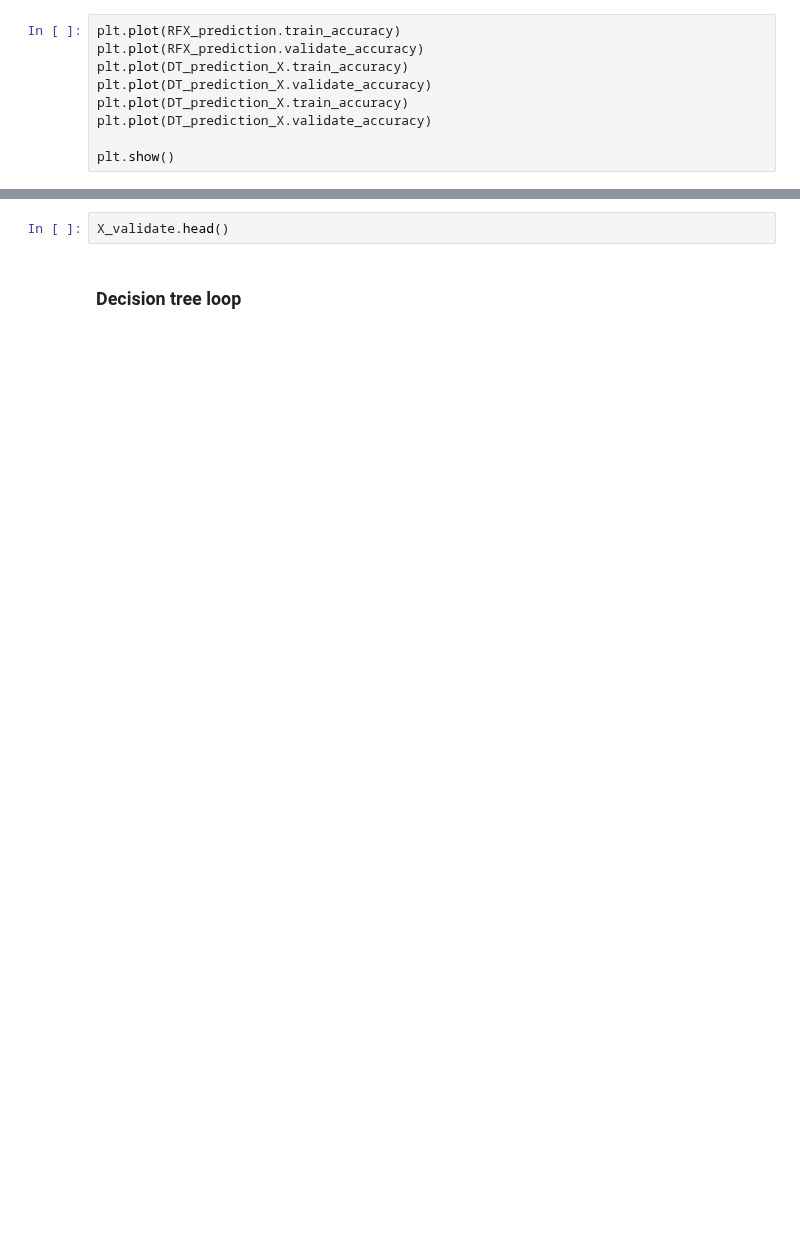
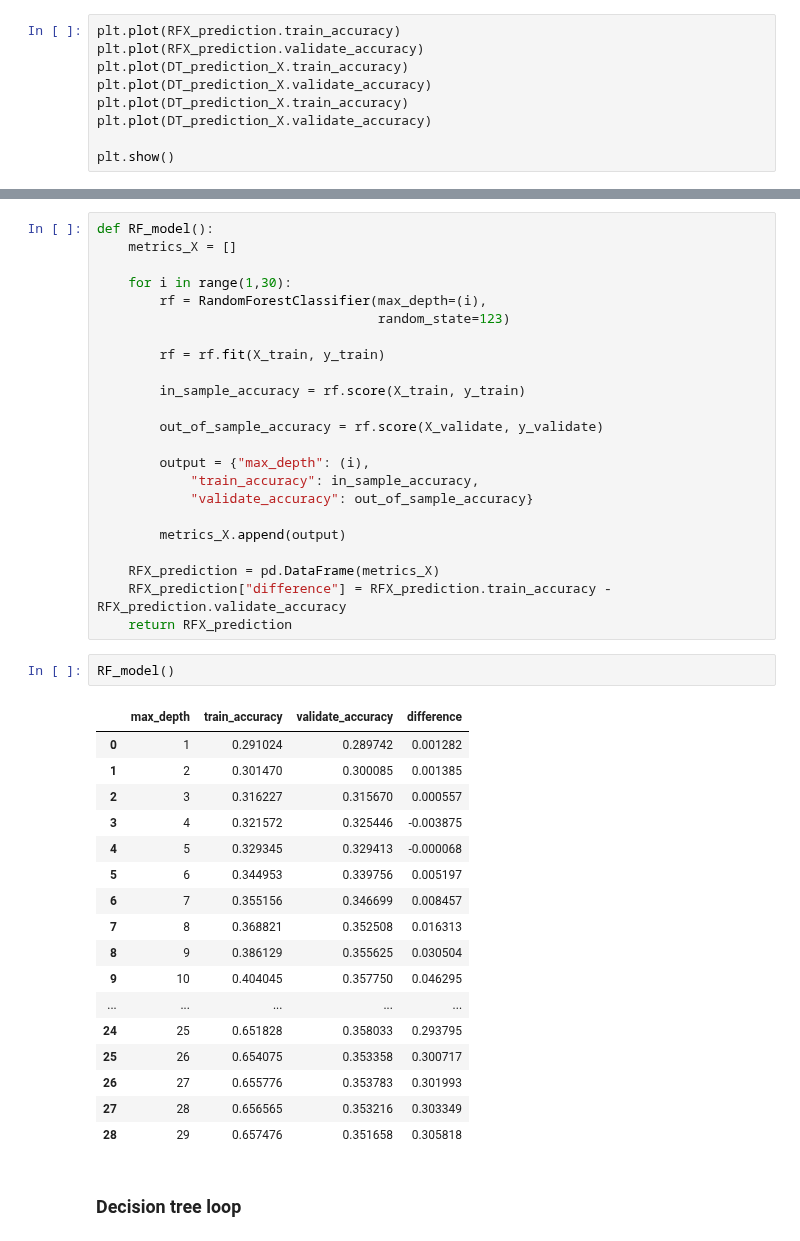
Before and after one commit to MrEnigmamgine/Videogame-Capstone_fork, a Jupyter notebook: Lindy_workbook.ipynb, the cells around one changed output, grey strips where cells are left out. Saved outputs shown, nothing was run; the diff lists cells and outputs as text; blank space fills up the shorter version.

```diff
--- a/Lindy_workbook.ipynb
+++ b/Lindy_workbook.ipynb
@@ -1017,5 +930,46 @@ RFX_prediction
-# %%
-X_validate.head()
+# %%
+def RF_model():
+    metrics_X = []
+
+    for i in range(1,30):
+        rf = RandomForestClassifier(max_depth=(i),
+                                    random_state=123)
+
+        rf = rf.fit(X_train, y_train)
+
+        in_sample_accuracy = rf.score(X_train, y_train)
+
+        out_of_sample_accuracy = rf.score(X_validate, y_validate)
+
+        output = {"max_depth": (i),
+            "train_accuracy": in_sample_accuracy,
+            "validate_accuracy": out_of_sample_accuracy}
+
+        metrics_X.append(output)
+
+    RFX_prediction = pd.DataFrame(metrics_X)
+    RFX_prediction["difference"] = RFX_prediction.train_accuracy - RFX_prediction.validate_accuracy
+    return RFX_prediction
+# %%
+RF_model()
+# %% [output]
+|  | max_depth | train_accuracy | validate_accuracy | difference |
+| 0 | 1 | 0.291024 | 0.289742 | 0.001282 |
+| 1 | 2 | 0.301470 | 0.300085 | 0.001385 |
+| 2 | 3 | 0.316227 | 0.315670 | 0.000557 |
+| 3 | 4 | 0.321572 | 0.325446 | -0.003875 |
+| 4 | 5 | 0.329345 | 0.329413 | -0.000068 |
+| 5 | 6 | 0.344953 | 0.339756 | 0.005197 |
+| 6 | 7 | 0.355156 | 0.346699 | 0.008457 |
+| 7 | 8 | 0.368821 | 0.352508 | 0.016313 |
+| 8 | 9 | 0.386129 | 0.355625 | 0.030504 |
+| 9 | 10 | 0.404045 | 0.357750 | 0.046295 |
+| ... | ... | ... | ... | ... |
+| 24 | 25 | 0.651828 | 0.358033 | 0.293795 |
+| 25 | 26 | 0.654075 | 0.353358 | 0.300717 |
+| 26 | 27 | 0.655776 | 0.353783 | 0.301993 |
+| 27 | 28 | 0.656565 | 0.353216 | 0.303349 |
+| 28 | 29 | 0.657476 | 0.351658 | 0.305818 |
 # %% [markdown]
 ### Decision tree loop
 # %%
```
Also changed, not shown: parts of 87 cells of this notebook.
